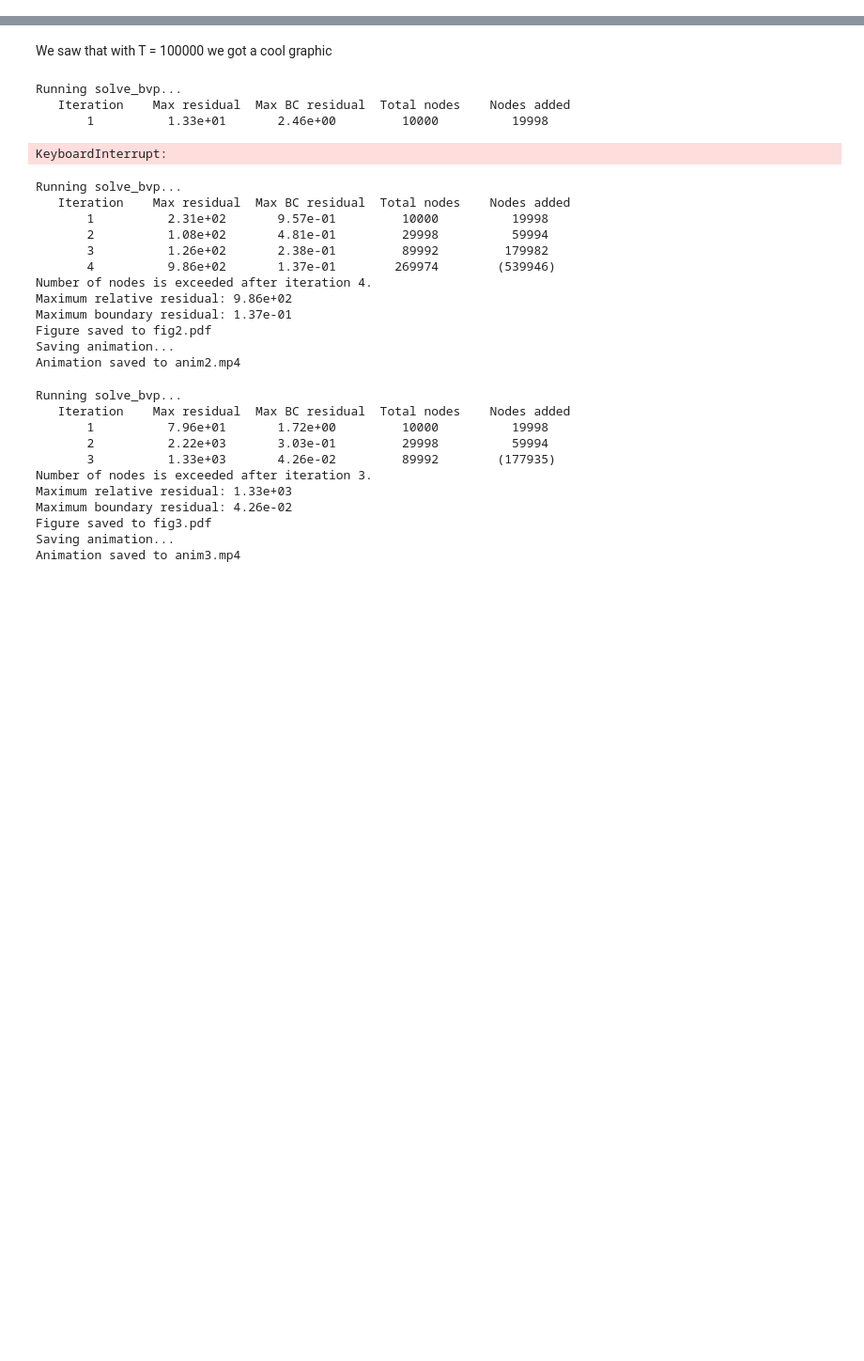
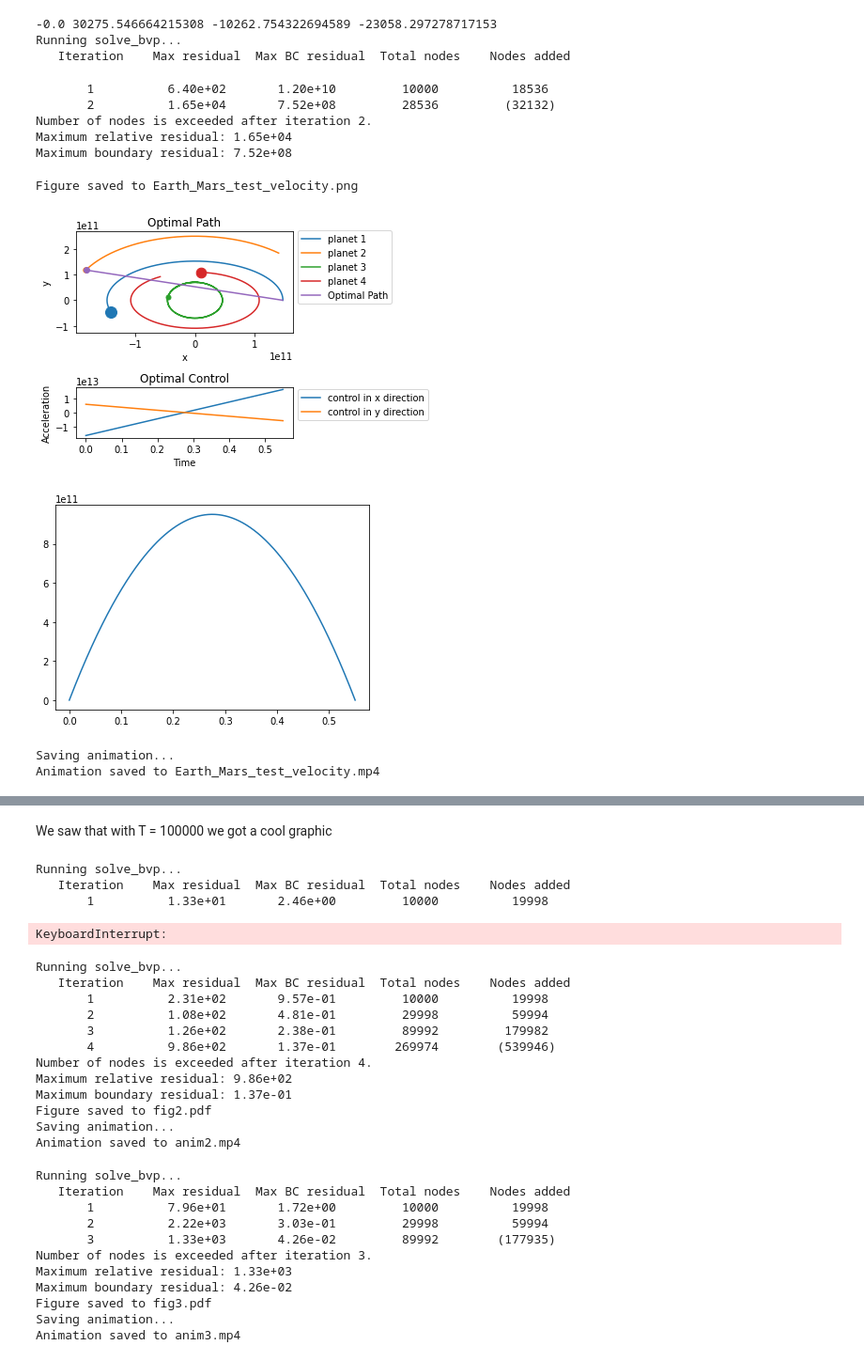
Before and after one commit to CanyonTurtle/cannon-curtis-spencer-tyler-acme, a Jupyter notebook: vol-4/scratch.ipynb, the cells around one changed output, grey strips where cells are left out. Shown at 94% size. Saved outputs shown, nothing was run; the diff lists cells and outputs as text; code cells hidden in the pictures; blank space fills up the shorter version.

Commit message:
pushed scratch that incorporates planets

```diff
--- a/vol-4/scratch.ipynb
+++ b/vol-4/scratch.ipynb
@@ -209,3 +325,31 @@ def best_path(
         print(f"Animation saved to {animname}")
 
     plt.close()
+# %%
+#Test it with the planets class:
+Earth = Planet(name='Earth',mass=5.9722e24,R1=147.1e9,R2=152.1e9,velocity = 29.78e3,t0=0)
+Mars = Planet(name='Mars',mass=6.39e23,R1=207e9,R2=249e9,velocity = 24e3,t0=.25)
+Mercury = Planet(name='Mercury',mass=3.285e23,R1=46e9,R2=69.82e9,velocity = 47.36e3,t0=.55)
+Venus = Planet(name='Sun',mass=4.8675e24,R1=107.48e9,R2=108.94e9,velocity = 35.02e3,t0=0.21)
+planets = [Earth,Mars,Mercury,Venus]
+best_path(
+    planets,
+    .55,
+    figname='Earth_Mars_test_velocity.png',
+    animname="Earth_Mars_test_velocity.mp4",
+    max_nodes=50000
+)
+# %% [output]
+-0.0 30275.546664215308 -10262.754322694589 -23058.297278717153
+Running solve_bvp...
+   Iteration    Max residual  Max BC residual  Total nodes    Nodes added
+       1          6.40e+02       1.20e+10         10000          18536
+       2          1.65e+04       7.52e+08         28536         (32132)
+Number of nodes is exceeded after iteration 2.
+Maximum relative residual: 1.65e+04
+Maximum boundary residual: 7.52e+08
+Figure saved to Earth_Mars_test_velocity.png
+[figure, added]
+[figure, added]
+Saving animation...
+Animation saved to Earth_Mars_test_velocity.mp4
```
Also changed, not shown: parts of 6 cells of this notebook, 11 other files.
